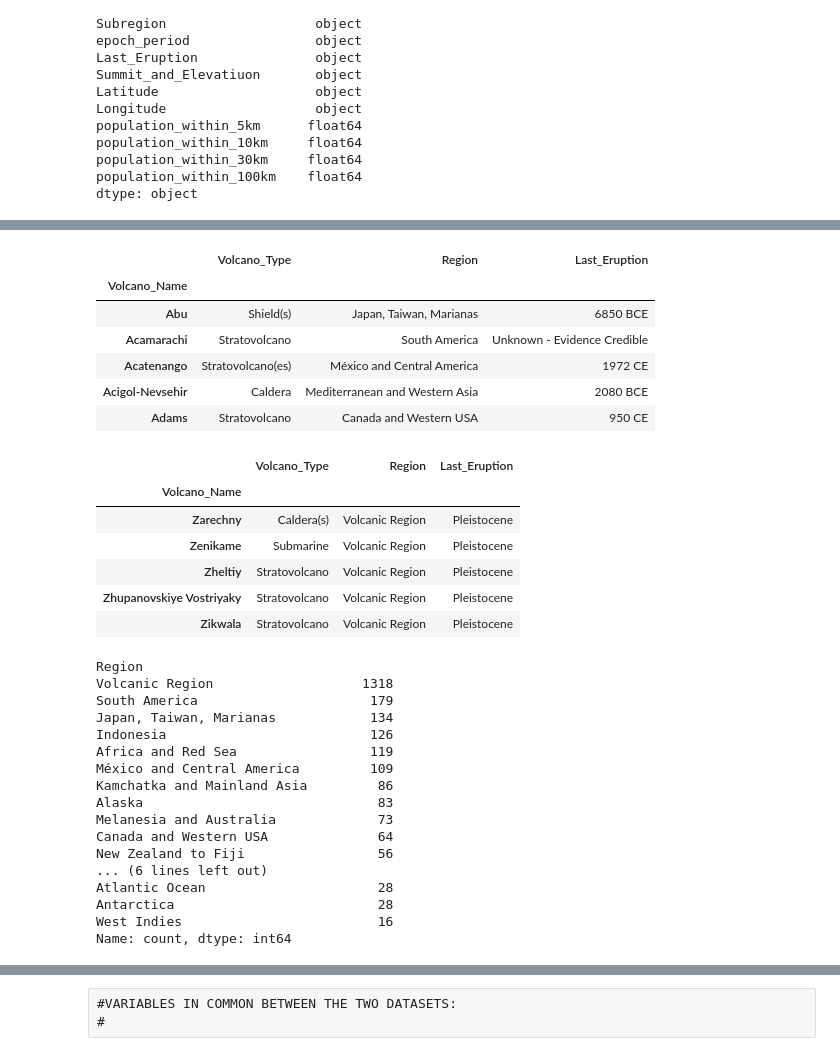
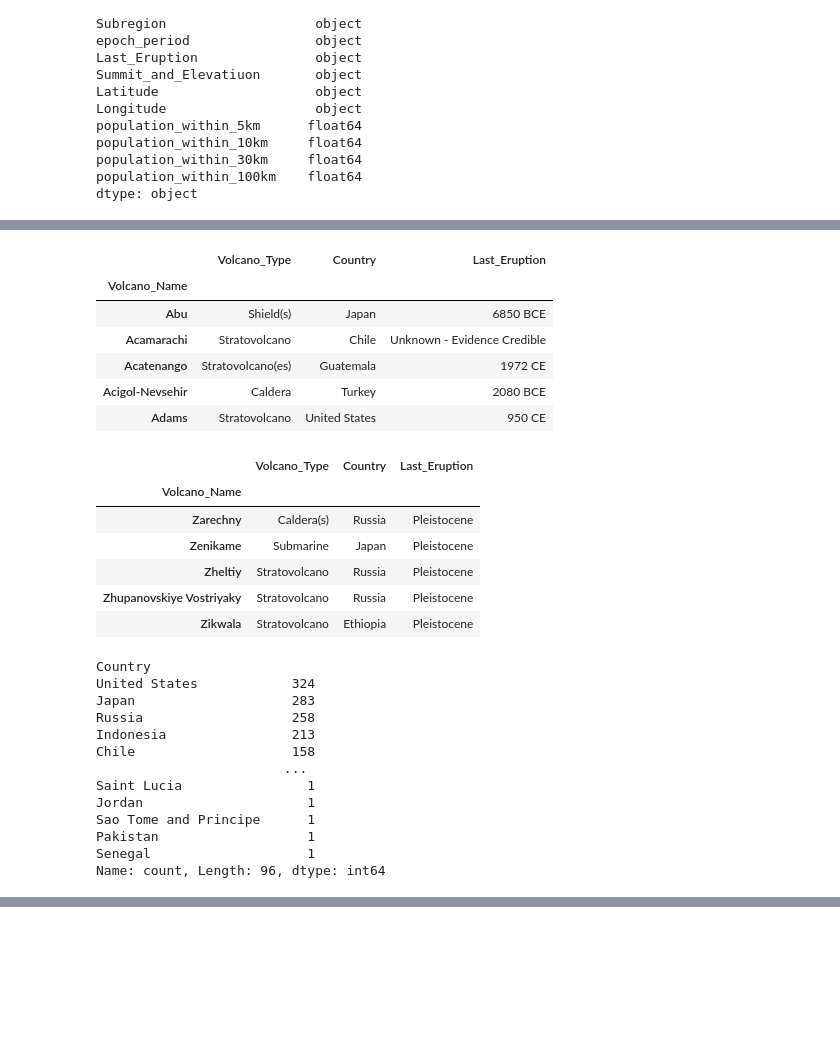
Before and after one commit to kaityw92/P1_Earthquakes_Volcanoes, a Jupyter notebook: Earthquakes_Volcanoes.ipynb, the cells around one changed output, grey strips where cells are left out. Cells and saved outputs as stored; diff of their text form; code cells hidden in the pictures; blank space fills up the shorter version.

```diff
--- a/Earthquakes_Volcanoes.ipynb
+++ b/Earthquakes_Volcanoes.ipynb
@@ -52,46 +52,42 @@ Volcano_Names.head()
 | Adams | https://volcano.si.edu/gallery/ph... | Stratovolcano | United States | Canada and Western USA | USA (Washington) | holocene | 950 CE | ... |
 # %%
 #DETERMINING VOLCANO NAMES
-Volcano_Names = Volcano_Names[['Volcano_Type', 'Region', 'Last_Eruption']]
+Volcano_Names = Volcano_Names[['Volcano_Type', 'Country', 'Last_Eruption']]
 Volcano_Names.head()
 # %% [output]
-|  | Volcano_Type | Region | Last_Eruption |
+|  | Volcano_Type | Country | Last_Eruption |
 | Volcano_Name |  |  |  |
-| Abu | Shield(s) | Japan, Taiwan, Marianas | 6850 BCE |
-| Acamarachi | Stratovolcano | South America | Unknown - Evidence Credible |
-| Acatenango | Stratovolcano(es) | México and Central America | 1972 CE |
-| Acigol-Nevsehir | Caldera | Mediterranean and Western Asia | 2080 BCE |
-| Adams | Stratovolcano | Canada and Western USA | 950 CE |
+| Abu | Shield(s) | Japan | 6850 BCE |
+| Acamarachi | Stratovolcano | Chile | Unknown - Evidence Credible |
+| Acatenango | Stratovolcano(es) | Guatemala | 1972 CE |
+| Acigol-Nevsehir | Caldera | Turkey | 2080 BCE |
+| Adams | Stratovolcano | United States | 950 CE |
 # %%
 Volcano_Names.tail()
 # %% [output]
-|  | Volcano_Type | Region | Last_Eruption |
+|  | Volcano_Type | Country | Last_Eruption |
 | Volcano_Name |  |  |  |
-| Zarechny | Caldera(s) | Volcanic Region | Pleistocene |
-| Zenikame | Submarine | Volcanic Region | Pleistocene |
-| Zheltiy | Stratovolcano | Volcanic Region | Pleistocene |
-| Zhupanovskiye Vostriyaky | Stratovolcano | Volcanic Region | Pleistocene |
-| Zikwala | Stratovolcano | Volcanic Region | Pleistocene |
+| Zarechny | Caldera(s) | Russia | Pleistocene |
+| Zenikame | Submarine | Japan | Pleistocene |
+| Zheltiy | Stratovolcano | Russia | Pleistocene |
+| Zhupanovskiye Vostriyaky | Stratovolcano | Russia | Pleistocene |
+| Zikwala | Stratovolcano | Ethiopia | Pleistocene |
 # %%
-Volcano_Names['Region'].value_counts()
+Volcano_Names['Country'].value_counts()
 # %% [output]
-Region
-Volcanic Region                   1318
-South America                      179
-Japan, Taiwan, Marianas            134
-Indonesia                          126
-Africa and Red Sea                 119
-México and Central America         109
-Kamchatka and Mainland Asia         86
-Alaska                              83
-Melanesia and Australia             73
-Canada and Western USA              64
-New Zealand to Fiji                 56
-... (6 lines left out)
-Atlantic Ocean                      28
-Antarctica                          28
-West Indies                         16
-Name: count, dtype: int64
+Country
+United States            324
+Japan                    283
+Russia                   258
+Indonesia                213
+Chile                    158
+                        ...
+Saint Lucia                1
+Jordan                     1
+Sao Tome and Principe      1
+Pakistan                   1
+Senegal                    1
+Name: count, Length: 96, dtype: int64
 # %%
 ###ADDING EARTHQUAKES
 # %%
@@ -106,6 +102,3 @@ Earthquakes_df.head()
 | 2 | M 6.6 - 25 km ESE of Loncopué, Ar... | 6.6 | 17-07-2023 03:05 | 7 | 5 | green | 0 | 899 | us | 70 | 1.634000 | ... |
 | 3 | M 7.2 - 98 km S of Sand Point, Al... | 7.2 | 16-07-2023 06:48 | 6 | 6 | green | 1 | 860 | us | 173 | 0.907000 | ... |
 | 4 | M 7.3 - Alaska Peninsula | 7.3 | 16-07-2023 06:48 | 0 | 5 | NaN | 1 | 820 | at | 79 | 0.879451 | ... |
-# %% [raw]
-#VARIABLES IN COMMON BETWEEN THE TWO DATASETS:
-#
```
Also changed, not shown: parts of 4 cells of this notebook.
